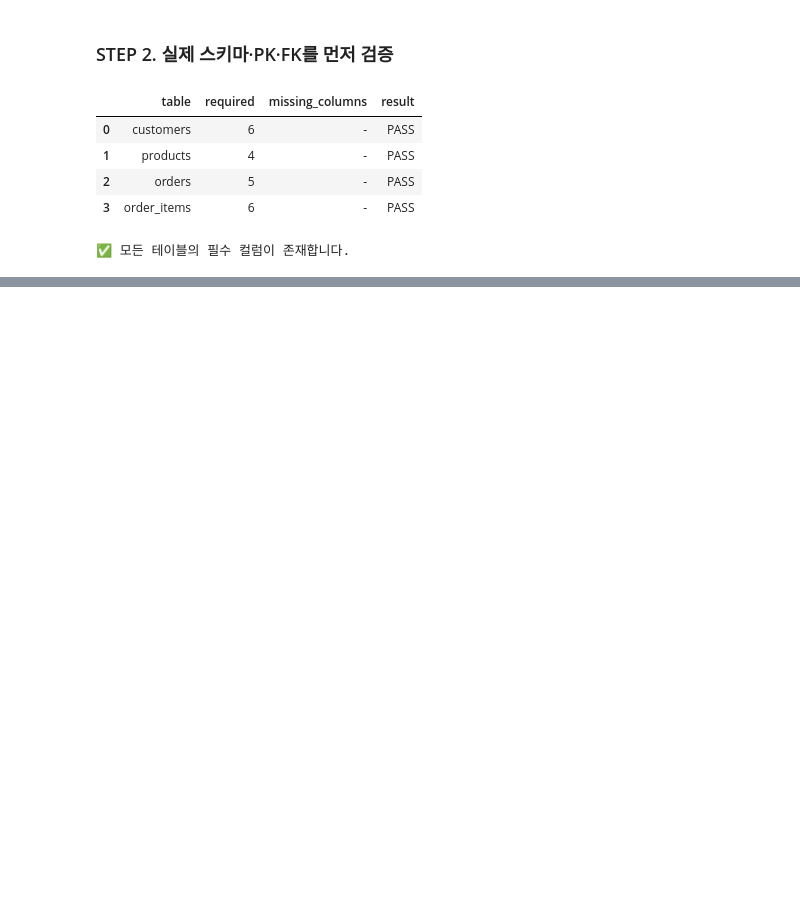
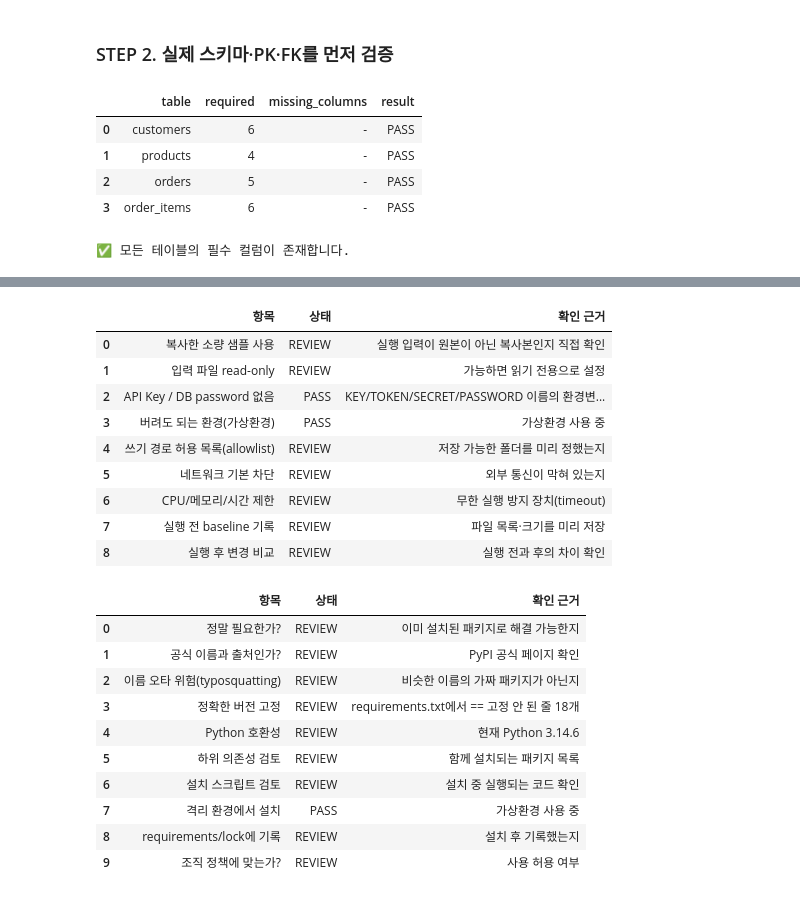
Before and after one commit to apll970502/llm-data-analysis-course, a Jupyter notebook: chapter12/chapter12.ipynb, the cells around one changed output, grey strips where cells are left out. Drawn from its saved outputs; the diff is of its cells as text; code cells hidden in the pictures; blank space fills up the shorter version.

```diff
--- a/chapter12/chapter12.ipynb
+++ b/chapter12/chapter12.ipynb
@@ -50,0 +618,58 @@ print("✅ 모든 테이블의 필수 컬럼이 존재합니다.")
+# %%
+import os, sys
+import pandas as pd
+from pathlib import Path
+
+# 1) 지금 환경에서 직접 확인할 수 있는 사실 (비밀값은 출력하지 않고 개수만 셈)
+in_venv = sys.prefix != sys.base_prefix                                   # 가상환경 사용 여부
+secret_env = [k for k in os.environ if any(w in k.upper() for w in ("KEY", "TOKEN", "SECRET", "PASSWORD"))]
+req_file = Path("../requirements.txt")
+unpinned = []
+if req_file.exists():
+    for line in req_file.read_text(encoding="utf-8").splitlines():
+        line = line.strip()
+        if line and not line.startswith("#") and "==" not in line:         # 버전이 == 로 고정되지 않은 줄
+            unpinned.append(line)
+
+print("Python 버전:", sys.version.split()[0])
+print("pandas 버전:", pd.__version__)
+
+# 2) Sandbox 체크리스트: 자동 확인 가능한 항목만 PASS 가능, 나머지는 사람이 확인할 REVIEW
+sandbox = pd.DataFrame([
+    {"항목": "복사한 소량 샘플 사용",          "상태": "REVIEW", "확인 근거": "실행 입력이 원본이 아닌 복사본인지 직접 확인"},
+    {"항목": "입력 파일 read-only",            "상태": "REVIEW", "확인 근거": "가능하면 읽기 전용으로 설정"},
+    {"항목": "API Key / DB password 없음",     "상태": "PASS" if not secret_env else "REVIEW",
+     "확인 근거": f"KEY/TOKEN/SECRET/PASSWORD 이름의 환경변수 {len(secret_env)}개"},
+    {"항목": "버려도 되는 환경(가상환경)",     "상태": "PASS" if in_venv else "REVIEW",
+     "확인 근거": "가상환경 사용 중" if in_venv else "가상환경 아님"},
+    {"항목": "쓰기 경로 허용 목록(allowlist)", "상태": "REVIEW", "확인 근거": "저장 가능한 폴더를 미리 정했는지"},
+    {"항목": "네트워크 기본 차단",             "상태": "REVIEW", "확인 근거": "외부 통신이 막혀 있는지"},
+    {"항목": "CPU/메모리/시간 제한",           "상태": "REVIEW", "확인 근거": "무한 실행 방지 장치(timeout)"},
+    {"항목": "실행 전 baseline 기록",          "상태": "REVIEW", "확인 근거": "파일 목록·크기를 미리 저장"},
+    {"항목": "실행 후 변경 비교",              "상태": "REVIEW", "확인 근거": "실행 전과 후의 차이 확인"},
+])
+display(sandbox)
+
+# 3) Package 체크리스트: 새 패키지는 사람이 근거를 확인하기 전까지 REVIEW
+package = pd.DataFrame([
+    {"항목": "정말 필요한가?",                "상태": "REVIEW", "확인 근거": "이미 설치된 패키지로 해결 가능한지"},
+    {"항목": "공식 이름과 출처인가?",         "상태": "REVIEW", "확인 근거": "PyPI 공식 페이지 확인"},
+    {"항목": "이름 오타 위험(typosquatting)", "상태": "REVIEW", "확인 근거": "비슷한 이름의 가짜 패키지가 아닌지"},
+    {"항목": "정확한 버전 고정",              "상태": "PASS" if (req_file.exists() and not unpinned) else "REVIEW",
+     "확인 근거": f"requirements.txt에서 == 고정 안 된 줄 {len(unpinned)}개" if req_file.exists() else "requirements.txt 없음"},
+    {"항목": "Python 호환성",                 "상태": "REVIEW", "확인 근거": f"현재 Python {sys.version.split()[0]}"},
+    {"항목": "하위 의존성 검토",              "상태": "REVIEW", "확인 근거": "함께 설치되는 패키지 목록"},
+    {"항목": "설치 스크립트 검토",            "상태": "REVIEW", "확인 근거": "설치 중 실행되는 코드 확인"},
+    {"항목": "격리 환경에서 설치",            "상태": "PASS" if in_venv else "REVIEW",
+     "확인 근거": "가상환경 사용 중" if in_venv else "가상환경 아님"},
+    {"항목": "requirements/lock에 기록",      "상태": "REVIEW", "확인 근거": "설치 후 기록했는지"},
+    {"항목": "조직 정책에 맞는가?",           "상태": "REVIEW", "확인 근거": "사용 허용 여부"},
+])
+display(package)
+
+# 4) 초기 결정: 사람이 근거를 확인하기 전에는 설치하지 않음
+package_decision = "DO_NOT_INSTALL_UNTIL_REVIEWED"
+n_review = (sandbox["상태"] == "REVIEW").sum() + (package["상태"] == "REVIEW").sum()
+print("Package 결정:", package_decision)
+print("사람이 확인해야 할 REVIEW 항목:", n_review, "개")
+# %% [output]
@@ -50,0 +678,21 @@ print("✅ 모든 테이블의 필수 컬럼이 존재합니다.")
+|  | 항목 | 상태 | 확인 근거 |
+| 0 | 복사한 소량 샘플 사용 | REVIEW | 실행 입력이 원본이 아닌 복사본인지 직접 확인 |
+| 1 | 입력 파일 read-only | REVIEW | 가능하면 읽기 전용으로 설정 |
+| 2 | API Key / DB password 없음 | PASS | KEY/TOKEN/SECRET/PASSWORD 이름의 환경변... |
+| 3 | 버려도 되는 환경(가상환경) | PASS | 가상환경 사용 중 |
+| 4 | 쓰기 경로 허용 목록(allowlist) | REVIEW | 저장 가능한 폴더를 미리 정했는지 |
+| 5 | 네트워크 기본 차단 | REVIEW | 외부 통신이 막혀 있는지 |
+| 6 | CPU/메모리/시간 제한 | REVIEW | 무한 실행 방지 장치(timeout) |
+| 7 | 실행 전 baseline 기록 | REVIEW | 파일 목록·크기를 미리 저장 |
+| 8 | 실행 후 변경 비교 | REVIEW | 실행 전과 후의 차이 확인 |
+|  | 항목 | 상태 | 확인 근거 |
+| 0 | 정말 필요한가? | REVIEW | 이미 설치된 패키지로 해결 가능한지 |
+| 1 | 공식 이름과 출처인가? | REVIEW | PyPI 공식 페이지 확인 |
+| 2 | 이름 오타 위험(typosquatting) | REVIEW | 비슷한 이름의 가짜 패키지가 아닌지 |
+| 3 | 정확한 버전 고정 | REVIEW | requirements.txt에서 == 고정 안 된 줄 18개 |
+| 4 | Python 호환성 | REVIEW | 현재 Python 3.14.6 |
+| 5 | 하위 의존성 검토 | REVIEW | 함께 설치되는 패키지 목록 |
+| 6 | 설치 스크립트 검토 | REVIEW | 설치 중 실행되는 코드 확인 |
+| 7 | 격리 환경에서 설치 | PASS | 가상환경 사용 중 |
+| 8 | requirements/lock에 기록 | REVIEW | 설치 후 기록했는지 |
+| 9 | 조직 정책에 맞는가? | REVIEW | 사용 허용 여부 |
```
Also changed, not shown: parts of 25 cells of this notebook.
